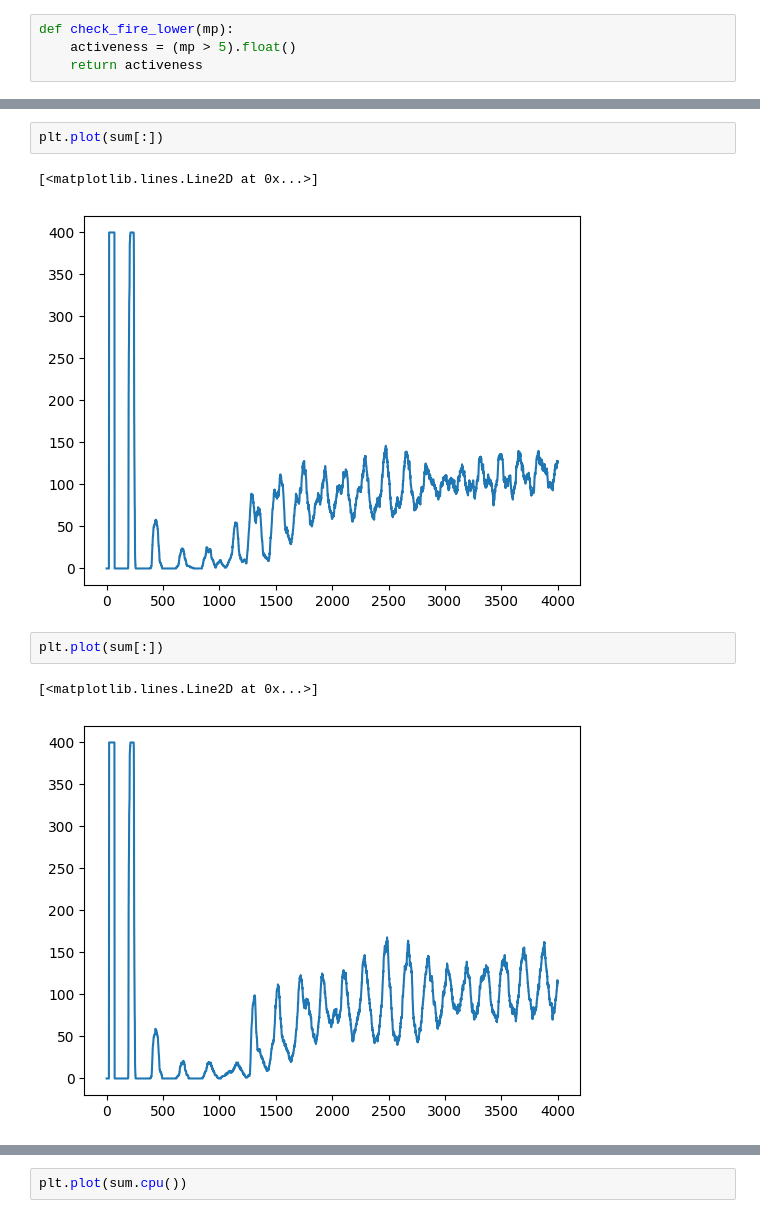
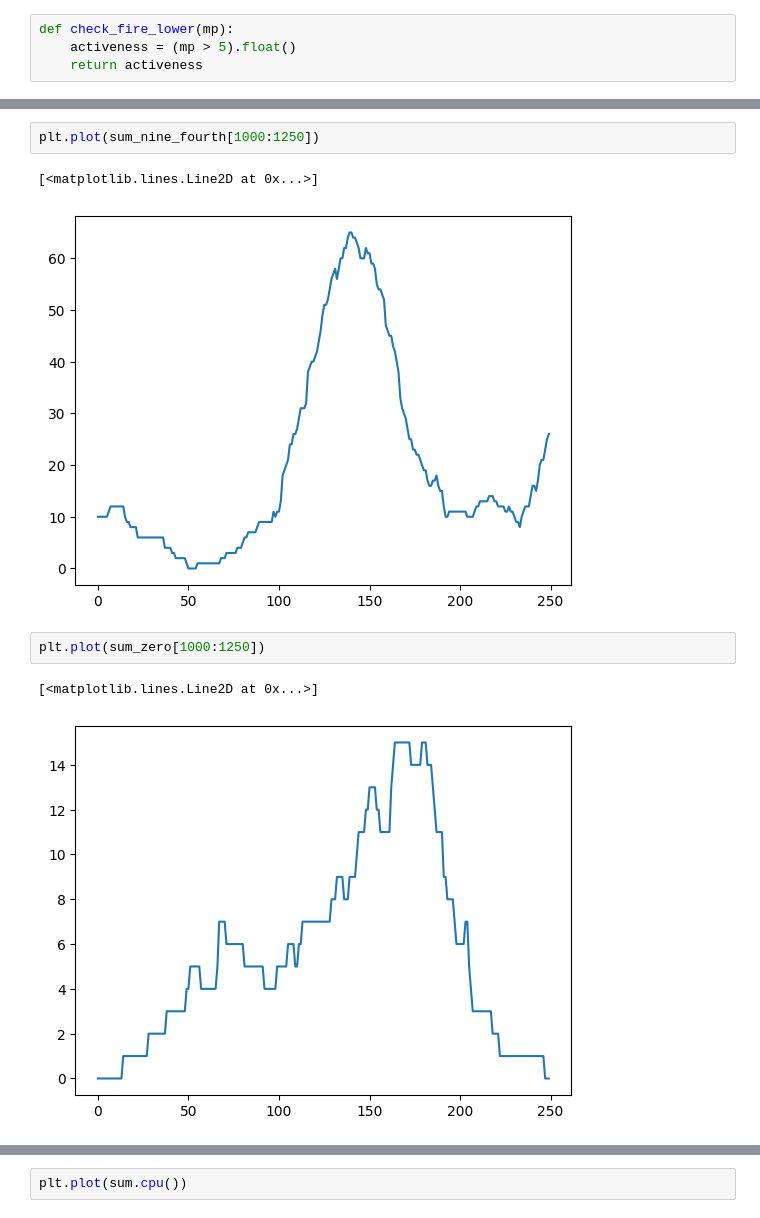
Before and after one commit to hhsherlock/Spiking_NN, a Jupyter notebook: mnst_learn/calculation.ipynb, the cells around one changed output, grey strips where cells are left out. Drawn from its saved outputs; the diff is of its cells as text.

```diff
--- a/mnst_learn/calculation.ipynb
+++ b/mnst_learn/calculation.ipynb
@@ -686,10 +709,10 @@ sum = sum.cpu()
 # %%
-plt.plot(sum[:])
+plt.plot(sum_nine_fourth[1000:1250])
 # %% [output]
 [<matplotlib.lines.Line2D at 0x...>]
-[figure, old version]
+[figure, new version]
 # %%
-plt.plot(sum[:])
+plt.plot(sum_zero[1000:1250])
 # %% [output]
 [<matplotlib.lines.Line2D at 0x...>]
-[figure, old version]
+[figure, new version]
```
Also changed, not shown: parts of 18 cells of this notebook, 8 other files.
